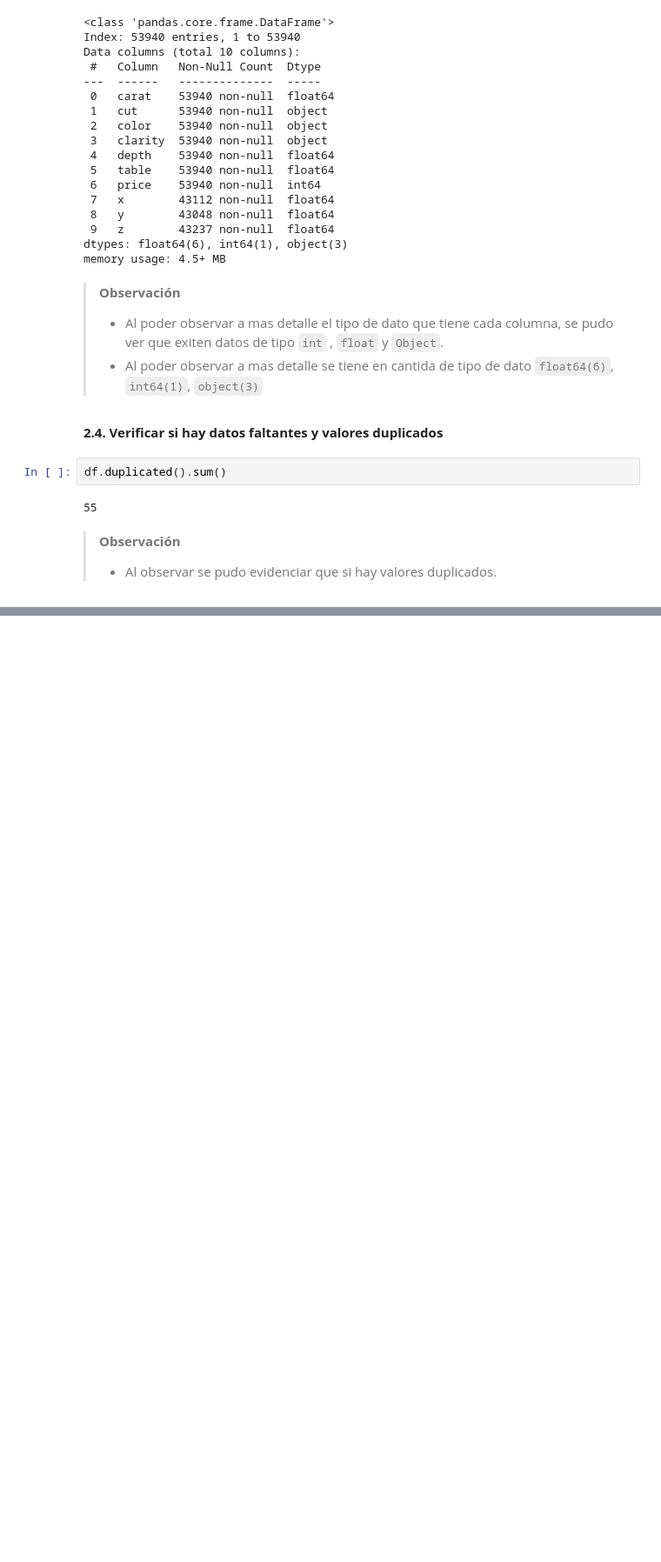
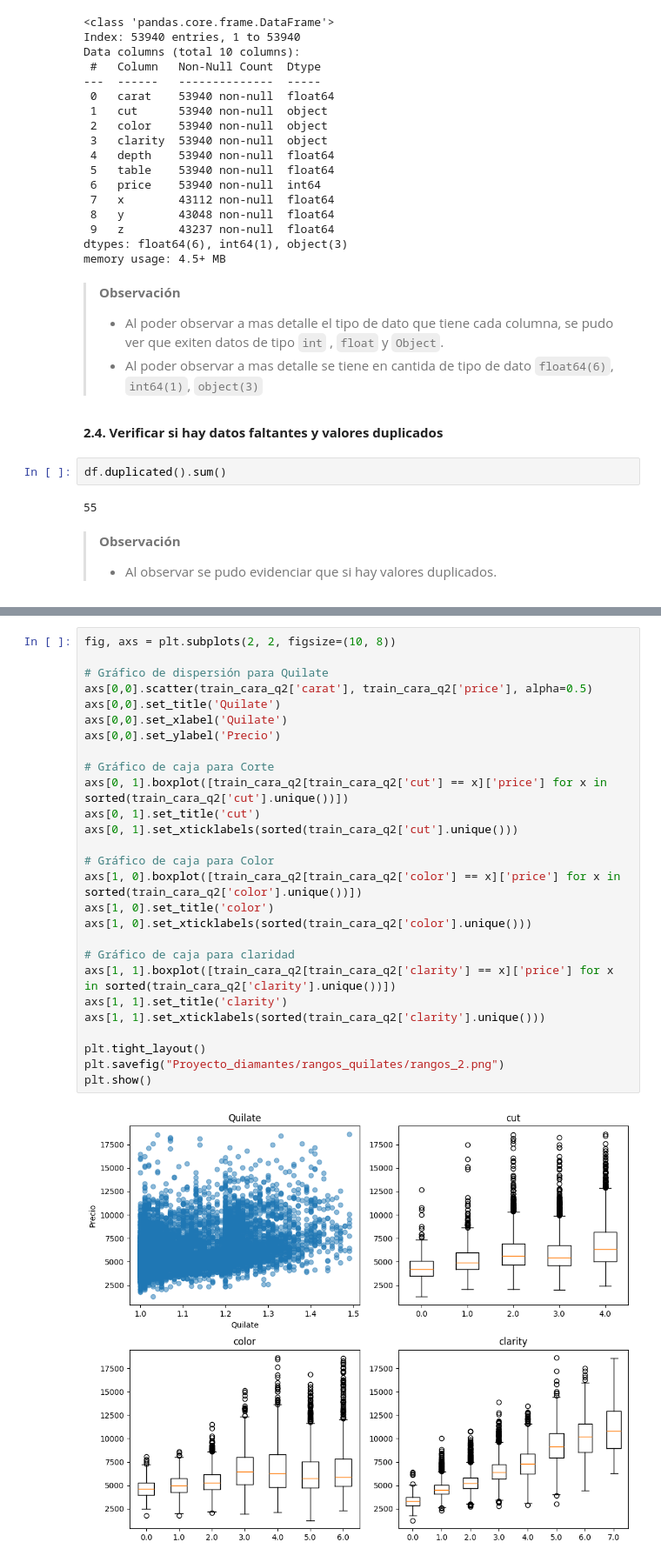
Before and after one commit to linerlander/Proyecto-Prediccion-Diamante, a Jupyter notebook: proyecto_final.ipynb, the cells around one changed output, grey strips where cells are left out. Shown at 87% size. Drawn from its saved outputs; the diff is of its cells as text; blank space fills up the shorter version.

```diff
--- a/proyecto_final.ipynb
+++ b/proyecto_final.ipynb
@@ -127,0 +364,29 @@ dtype: int64
+# %%
+fig, axs = plt.subplots(2, 2, figsize=(10, 8))
+
+# Gráfico de dispersión para Quilate
+axs[0,0].scatter(train_cara_q2['carat'], train_cara_q2['price'], alpha=0.5)
+axs[0,0].set_title('Quilate')
+axs[0,0].set_xlabel('Quilate')
+axs[0,0].set_ylabel('Precio')
+
+# Gráfico de caja para Corte
+axs[0, 1].boxplot([train_cara_q2[train_cara_q2['cut'] == x]['price'] for x in sorted(train_cara_q2['cut'].unique())])
+axs[0, 1].set_title('cut')
+axs[0, 1].set_xticklabels(sorted(train_cara_q2['cut'].unique()))
+
+# Gráfico de caja para Color
+axs[1, 0].boxplot([train_cara_q2[train_cara_q2['color'] == x]['price'] for x in sorted(train_cara_q2['color'].unique())])
+axs[1, 0].set_title('color')
+axs[1, 0].set_xticklabels(sorted(train_cara_q2['color'].unique()))
+
+# Gráfico de caja para claridad
+axs[1, 1].boxplot([train_cara_q2[train_cara_q2['clarity'] == x]['price'] for x in sorted(train_cara_q2['clarity'].unique())])
+axs[1, 1].set_title('clarity')
+axs[1, 1].set_xticklabels(sorted(train_cara_q2['clarity'].unique()))
+
+plt.tight_layout()
+plt.savefig("Proyecto_diamantes/rangos_quilates/rangos_2.png")
+plt.show()
+# %% [output]
+[figure, added]
```
Also changed, not shown: parts of 85 cells of this notebook, 31 other files.
